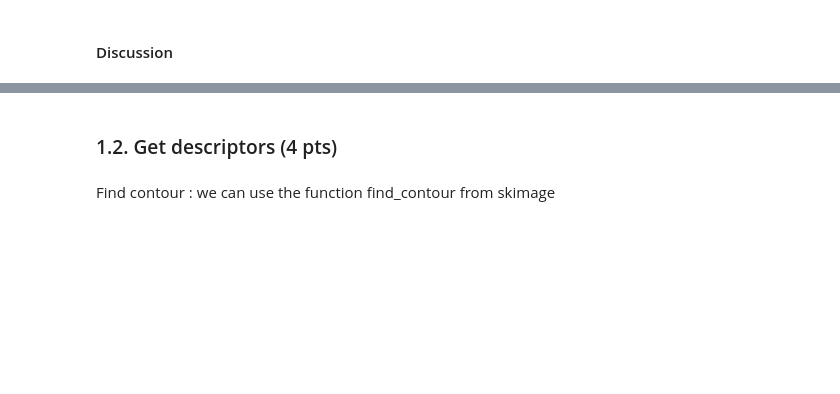
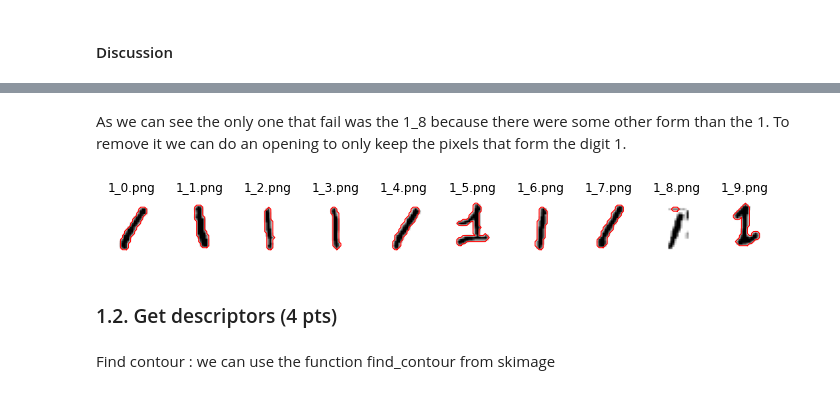
Before and after one commit to rinoago/iapr, a Jupyter notebook: labs/lab_02_object_description.ipynb, the cells around one changed output, grey strips where cells are left out. Saved outputs shown, nothing was run; the diff lists cells and outputs as text; code cells hidden in the pictures; blank space fills up the shorter version.

```diff
--- a/labs/lab_02_object_description.ipynb
+++ b/labs/lab_02_object_description.ipynb
@@ -229,3 +238,24 @@ TODO
+# %% [markdown]
+As we can see the only one that fail was the 1_8 because there were some other form than the 1. To remove it we can do an opening to only keep the pixels that form the digit 1.
+# %%
+from skimage.morphology import square
+from skimage.morphology.binary import binary_opening
+
+# Opening on 1_8.png
+ones[8] = binary_opening(ones[8], square(8))
+ones[8][ones[8] == 1] = 255
+
+fig, axes = plt.subplots(1, len(ones), figsize=(12, 3))
+
+for ax, cont, nm, orig in zip(axes, ones_cont, ones_names, ones_im):
+    # invert the colormap to make the form white
+    ax.imshow(orig, cmap='gray_r')
+    # plot the contour in red
+    ax.plot(cont[:,1],cont[:,0], c='red', linewidth=1)
+    ax.axis('off')
+    ax.set_title(nm)
+# %% [output]
+[figure, added]
 # %% [markdown]
 ### 1.2. Get descriptors (4 pts)
 # %% [markdown]
```
Also changed, not shown: parts of 10 cells of this notebook.
